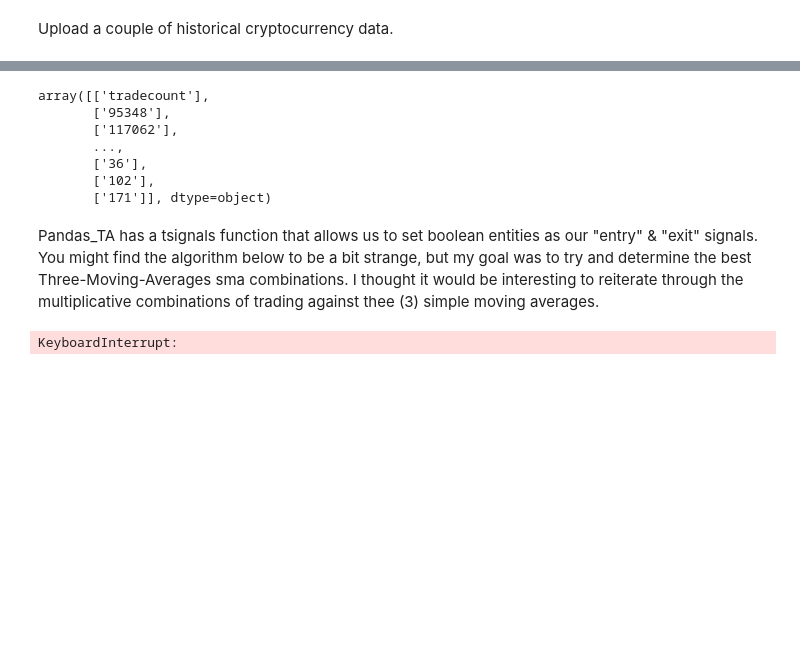
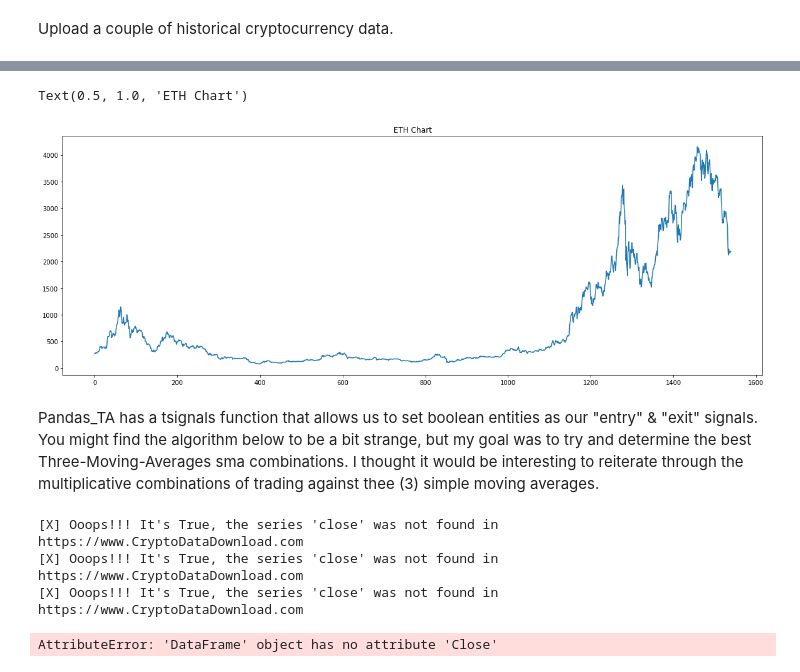
Before and after one commit to DaScient/SuperTrendTradingBot, a Jupyter notebook: 3-simple-moving-averages-performance-testing.ipynb, the cells around one changed output, grey strips where cells are left out. Cells and saved outputs as stored; diff of their text form; code cells hidden in the pictures; blank space fills up the shorter version.

```diff
--- a/3-simple-moving-averages-performance-testing.ipynb
+++ b/3-simple-moving-averages-performance-testing.ipynb
@@ -55,13 +54,10 @@ Text(0.5, 1.0, 'Chart')
-# %%
-btc_live[btc_live.values]
-# %% [output]
-array([['tradecount'],
-       ['95348'],
-       ['117062'],
-       ...,
-       ['36'],
-       ['102'],
-       ['171']], dtype=object)
+# %%
+# historical
+eth.Close.plot(figsize=(20,7))
+plt.title("ETH Chart")
+# %% [output]
+Text(0.5, 1.0, 'ETH Chart')
+[figure, added]
 # %% [markdown]
 Pandas_TA has a tsignals function that allows us to set boolean entities as our "entry" & "exit" signals. You might find the algorithm below to be a bit strange, but my goal was to try and determine the best Three-Moving-Averages sma combinations. I thought it would be interesting to reiterate through the multiplicative combinations of trading against thee (3) simple moving averages.
 # %%
@@ -103,7 +99,8 @@ def tsignals(df,a,b,c):
 sma_a, sma_b, sma_c, results = list(range(7,40)),list(range(41,120)),list(range(121,135)),[]
 
 # for the sake of computation efficiency...
-df = eth
+#df = eth
+df = btc_live
 
 # re(re(iteration))
 # this will take a while to run,
@@ -129,7 +126,10 @@ best_res = res.sort_values(res.columns[1],ascending=False).head(3).reset_index(d
 print("Best resolution:\nEnd Principal, % Return, SMAa, SMAb, SMAc")
 print(best_res)
 # %% [output]
-KeyboardInterrupt:
+[X] Ooops!!! It's True, the series 'close' was not found in https://www.CryptoDataDownload.com
+[X] Ooops!!! It's True, the series 'close' was not found in https://www.CryptoDataDownload.com
+[X] Ooops!!! It's True, the series 'close' was not found in https://www.CryptoDataDownload.com
+AttributeError: 'DataFrame' object has no attribute 'Close'
 # %%
 # highest yielding sma_value
 a = best_res[2][0]
```
Also changed, not shown: parts of 2 cells of this notebook.
